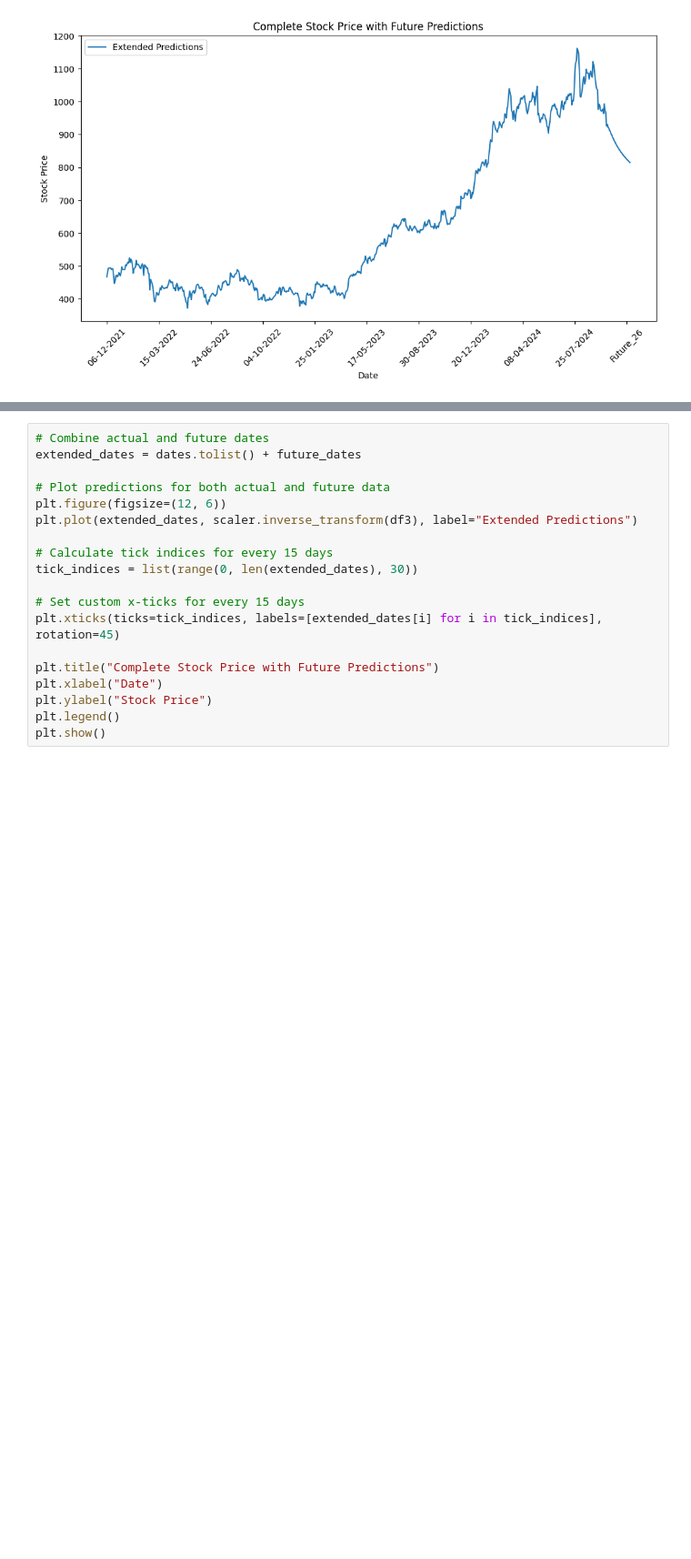
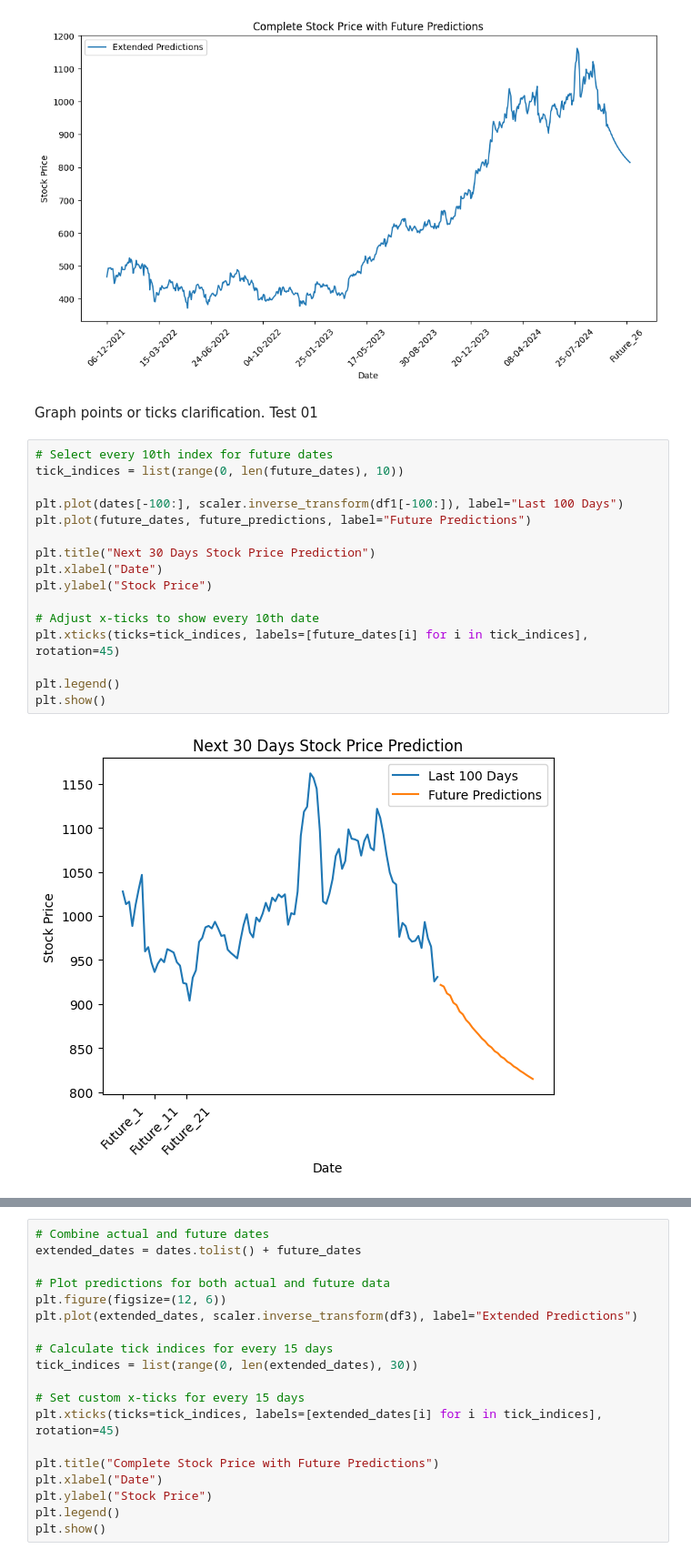
Before and after one commit to shivannadm/Data_Science_path, a Jupyter notebook: 02_lstm_stock_price_prediction_Testing.ipynb, the cells around one changed output, grey strips where cells are left out. Shown at 91% size. Drawn from its saved outputs; the diff is of its cells as text; blank space fills up the shorter version.

```diff
--- a/02_lstm_stock_price_prediction_Testing.ipynb
+++ b/02_lstm_stock_price_prediction_Testing.ipynb
@@ -514,3 +522,23 @@ Test RMSE: 985.4740322132095
 [figure]
 [figure]
 [figure]
+# %% [markdown]
+Graph points or ticks clarification. Test 01
+# %%
+# Select every 10th index for future dates
+tick_indices = list(range(0, len(future_dates), 10))
+
+plt.plot(dates[-100:], scaler.inverse_transform(df1[-100:]), label="Last 100 Days")
+plt.plot(future_dates, future_predictions, label="Future Predictions")
+
+plt.title("Next 30 Days Stock Price Prediction")
+plt.xlabel("Date")
+plt.ylabel("Stock Price")
+
+# Adjust x-ticks to show every 10th date
+plt.xticks(ticks=tick_indices, labels=[future_dates[i] for i in tick_indices], rotation=45)
+
+plt.legend()
+plt.show()
+# %% [output]
+[figure, added]
```
Also changed, not shown: parts of 9 cells of this notebook.
